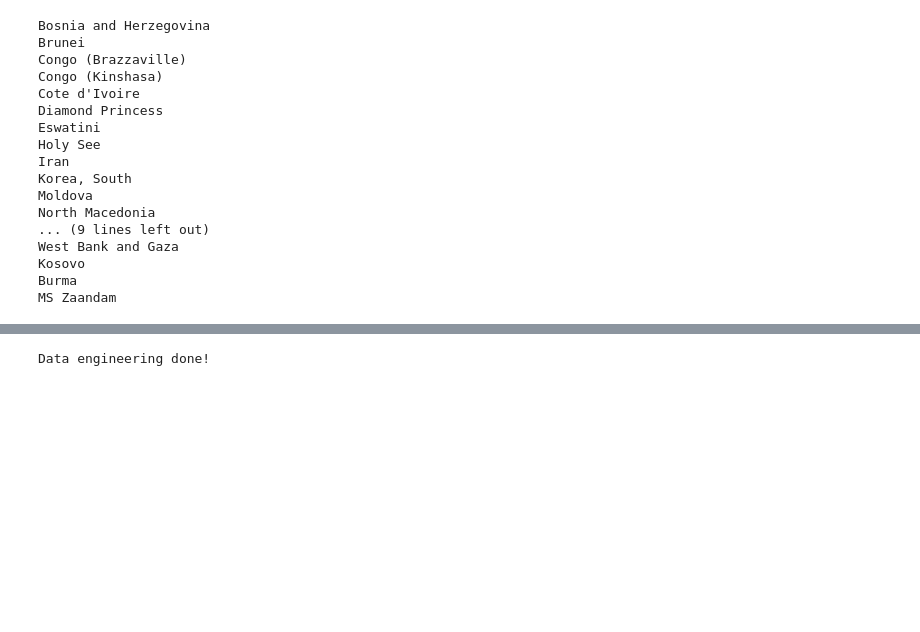
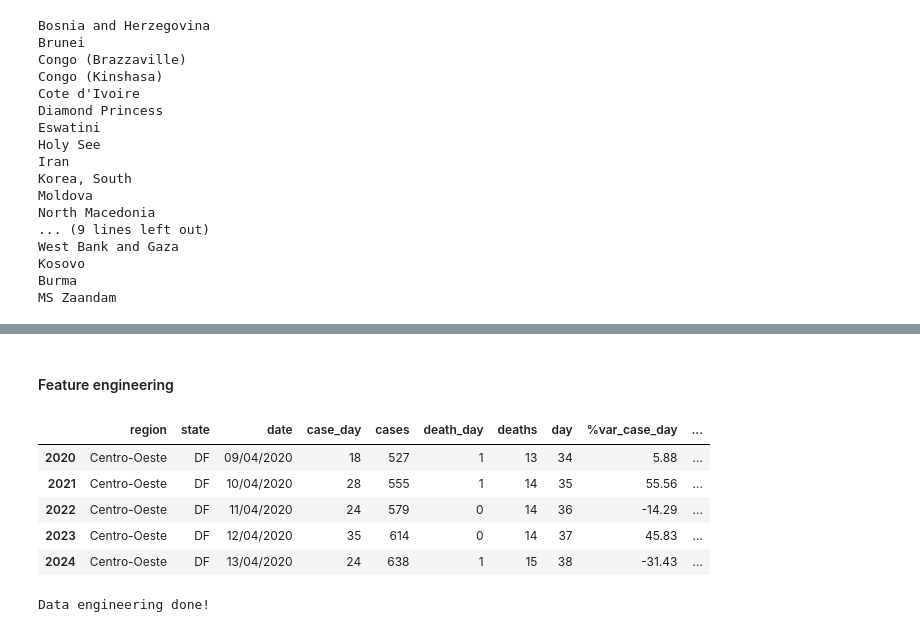
Before and after one commit to rafaelcastellar/coronavirus, a Jupyter notebook: notebooks/data_engineering.ipynb, the cells around one changed output, grey strips where cells are left out. Drawn from its saved outputs; the diff is of its cells as text; code cells hidden in the pictures; blank space fills up the shorter version.

```diff
--- a/notebooks/data_engineering.ipynb
+++ b/notebooks/data_engineering.ipynb
@@ -158,0 +181,49 @@ MS Zaandam
+# %% [markdown]
+#### Feature engineering
+# %%
+states = df.state.unique()
+df.drop(df[df['cases'] == 0 ].index, axis=0, inplace= True)
+
+for state in states:
+    qtdeDays = len(df[df.state == state])+1
+    df.loc[df.state == state, 'day'] = (np.arange(1,qtdeDays,1))
+#     df.drop(df[case].index, inplace=True)
+    # valores diários
+    df.loc[df.state == state, 'case_day'] = df[df.state == state]['cases'].diff()
+    df.loc[df.state == state, 'death_day'] = df[df.state == state]['deaths'].diff()
+#     df.loc[df.state == state, 'recovery_day'] = df[df.state == state]['recoveries'].diff()
+
+    # % daily variations
+    df.loc[df.state == state, '%var_case_day'] = ((df[df.state == state]['case_day'] - df[df.state == state]['case_day'].shift()) / df[df.state == state]['case_day'].shift()*100).replace([np.inf, -np.inf], 0).replace([np.nan], 0).round(2)
+    df.loc[df.state == state, '%var_death_day'] = ((df[df.state == state]['death_day'] - df[df.state == state]['death_day'].shift()) / df[df.state == state]['death_day'].shift()*100).replace([np.inf, -np.inf], 0).replace([np.nan], 0).round(2)
+#     df.loc[df.state == state, '%var_recovery_day'] = ((df[df.state == state]['recovery_day'] - df[df.state == state]['recovery_day'].shift()) / df[df.state == state]['recovery_day'].shift()*100).replace([np.inf, -np.inf], 0).replace([np.nan], 0).round(2)
+
+    # Igualo o valor da primeira linha igual ao primeiro número do acumulado, pois se o acumulado começa em 1 o primeiro diff fica igual a 0
+    df.loc[(df.state == state) & (df.day == 1), 'case_day']= df.loc[(df.state == state) & (df.day==1), 'cases']
+    df.loc[(df.state == state) & (df.day == 1), 'death_day']= df.loc[(df.state == state) & (df.day==1), 'deaths']
+
+    # moving averages (from last 7 days)
+    df.loc[df.state == state, 'avg7_cases'] = df[df.state == state]['case_day'].rolling(window=7).mean().replace([np.inf, -np.inf], 0).replace([np.nan], 0).astype('int')
+    df.loc[df.state == state, 'avg7_deaths'] = df[df.state == state]['death_day'].rolling(window=7).mean().replace([np.inf, -np.inf], 0).replace([np.nan], 0).astype('int')
+    df.loc[df.state == state, 'perc_death'] = (df[df.state == state]['deaths']/df[df.state == state]['cases']*100).round(2)
+    df.loc[df.state == state, 'avg7_perc_death'] = df[df.state == state]['perc_death'].rolling(window=7).mean().replace([np.inf, -np.inf], 0).replace([np.nan], 0).round(2)
+
+df['perc_death'] = (df['deaths']/df['cases'] * 100).round(2)
+# df['perc_recovery'] = (df['recoveries']/df['cases'] * 100).round(2)
+# df['active_cases'] = df['cases'] - df['recoveries'] - df['deaths']
+
+df.fillna(0, inplace=True)
+
+df['day'] = df['day'].astype('int')
+df['case_day'] = df['case_day'].astype('int')
+df['death_day'] = df['death_day'].astype('int')
+# df['recovery_day'] = df['recovery_day'].astype('int')
+
+df.tail()
+# %% [output]
+|  | region | state | date | case_day | cases | death_day | deaths | day | %var_case_day | ... |
+| 2020 | Centro-Oeste | DF | 09/04/2020 | 18 | 527 | 1 | 13 | 34 | 5.88 | ... |
+| 2021 | Centro-Oeste | DF | 10/04/2020 | 28 | 555 | 1 | 14 | 35 | 55.56 | ... |
+| 2022 | Centro-Oeste | DF | 11/04/2020 | 24 | 579 | 0 | 14 | 36 | -14.29 | ... |
+| 2023 | Centro-Oeste | DF | 12/04/2020 | 35 | 614 | 0 | 14 | 37 | 45.83 | ... |
+| 2024 | Centro-Oeste | DF | 13/04/2020 | 24 | 638 | 1 | 15 | 38 | -31.43 | ... |
```
Also changed, not shown: parts of 6 cells of this notebook, 23 other files.
